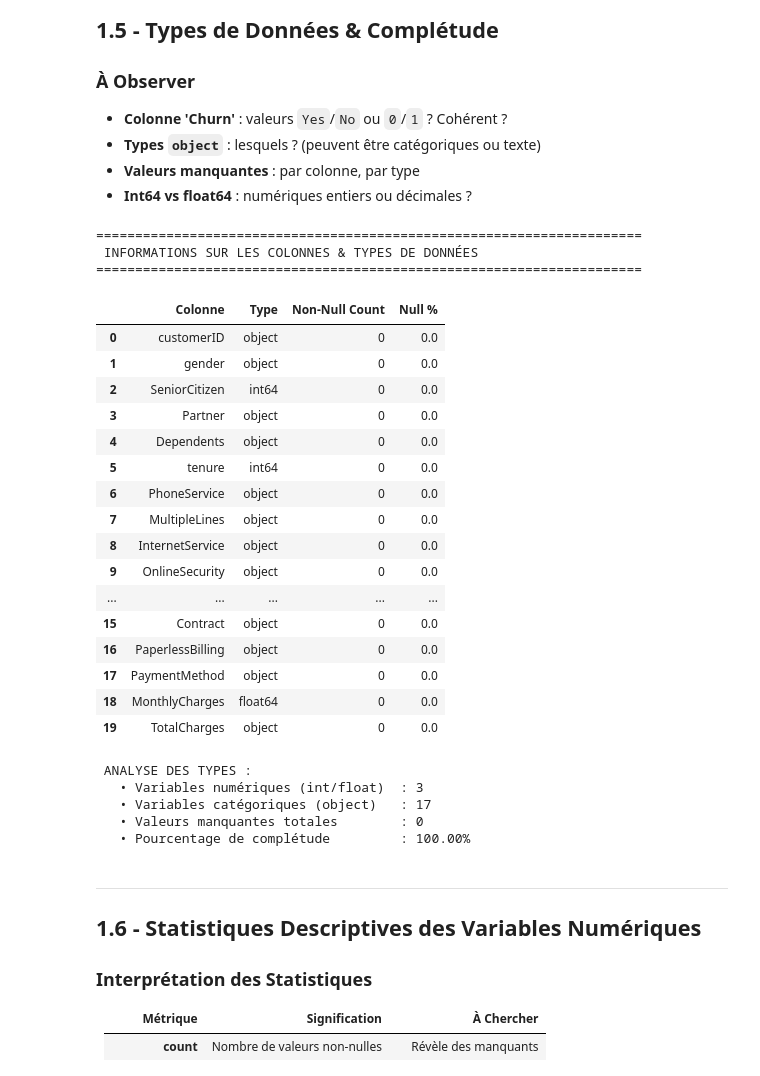
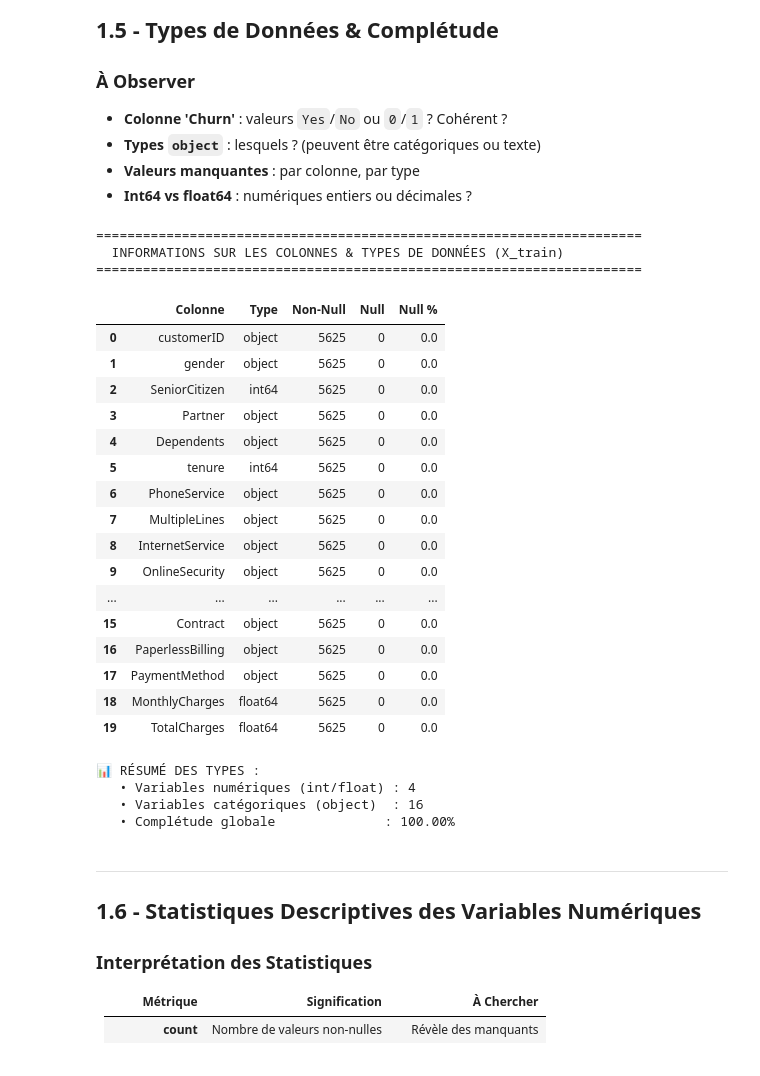
Before and after one commit to Dylan-Jbt/Scoring_de_churn_client, a Jupyter notebook: notebooks/01_exploration_des_donnees.ipynb, the cells around one changed output. Cells and saved outputs as stored; diff of their text form; code cells hidden in the pictures.

```diff
--- a/notebooks/01_exploration_des_donnees.ipynb
+++ b/notebooks/01_exploration_des_donnees.ipynb
@@ -328,53 +388,49 @@ print("\n" + "="*70)
 - **Valeurs manquantes** : par colonne, par type
 - **Int64 vs float64** : numériques entiers ou décimales ?
 # %%
-# Affichage détaillé des informations du dataframe (X_test) : types de données, nombre de valeurs non nulles, pourcentage de valeurs manquantes
-print("\n" + "="*70)
-print(" INFORMATIONS SUR LES COLONNES & TYPES DE DONNÉES")
-print("="*70 + "\n")
+# Types de données et complétude sur X_train
+print("\n" + "=" * 70)
+print("  INFORMATIONS SUR LES COLONNES & TYPES DE DONNÉES (X_train)")
+print("=" * 70 + "\n")
 
-# Créer un rapport personnalisé
-info_data = {
-    'Colonne': X_test.columns,
-    'Type': X_test.dtypes.values,
-    'Non-Null Count': X_test.isnull().sum().values,
-    'Null %': (X_test.isnull().sum().values / len(X_test) * 100).round(2)
-}
-
-info_df = pd.DataFrame(info_data)
+info_df = pd.DataFrame({
+    "Colonne": X_train.columns,
+    "Type": X_train.dtypes.values,
+    "Non-Null": X_train.notnull().sum().values,
+    "Null": X_train.isnull().sum().values,
+    "Null %": (X_train.isnull().sum().values / len(X_train) * 100).round(2)
+})
 display(info_df)
 
-print("\n ANALYSE DES TYPES :")
-print(f"   • Variables numériques (int/float)  : {X_test.select_dtypes(include=[np.number]).shape[1]}")
-print(f"   • Variables catégoriques (object)   : {X_test.select_dtypes(include=['object']).shape[1]}")
-print(f"   • Valeurs manquantes totales        : {X_test.isnull().sum().sum()}")
-print(f"   • Pourcentage de complétude         : {(1 - X_test.isnull().sum().sum() / (X_test.shape[0] * X_test.shape[1])) * 100:.2f}%")
+print("\n📊 RÉSUMÉ DES TYPES :")
+print(f"   • Variables numériques (int/float) : {X_train.select_dtypes(include=[np.number]).shape[1]}")
+print(f"   • Variables catégoriques (object)  : {X_train.select_dtypes(include=['object']).shape[1]}")
+print(f"   • Complétude globale              : {(1 - X_train.isnull().sum().sum() / (X_train.shape[0] * X_train.shape[1])) * 100:.2f}%")
 # %% [output]
 ======================================================================
- INFORMATIONS SUR LES COLONNES & TYPES DE DONNÉES
+  INFORMATIONS SUR LES COLONNES & TYPES DE DONNÉES (X_train)
 ======================================================================
-|  | Colonne | Type | Non-Null Count | Null % |
-| 0 | customerID | object | 0 | 0.0 |
-| 1 | gender | object | 0 | 0.0 |
-| 2 | SeniorCitizen | int64 | 0 | 0.0 |
-| 3 | Partner | object | 0 | 0.0 |
-| 4 | Dependents | object | 0 | 0.0 |
-| 5 | tenure | int64 | 0 | 0.0 |
-| 6 | PhoneService | object | 0 | 0.0 |
-| 7 | MultipleLines | object | 0 | 0.0 |
-| 8 | InternetService | object | 0 | 0.0 |
-| 9 | OnlineSecurity | object | 0 | 0.0 |
-| ... | ... | ... | ... | ... |
-| 15 | Contract | object | 0 | 0.0 |
-| 16 | PaperlessBilling | object | 0 | 0.0 |
-| 17 | PaymentMethod | object | 0 | 0.0 |
-| 18 | MonthlyCharges | float64 | 0 | 0.0 |
-| 19 | TotalCharges | object | 0 | 0.0 |
+|  | Colonne | Type | Non-Null | Null | Null % |
+| 0 | customerID | object | 5625 | 0 | 0.0 |
+| 1 | gender | object | 5625 | 0 | 0.0 |
+| 2 | SeniorCitizen | int64 | 5625 | 0 | 0.0 |
+| 3 | Partner | object | 5625 | 0 | 0.0 |
+| 4 | Dependents | object | 5625 | 0 | 0.0 |
+| 5 | tenure | int64 | 5625 | 0 | 0.0 |
+| 6 | PhoneService | object | 5625 | 0 | 0.0 |
+| 7 | MultipleLines | object | 5625 | 0 | 0.0 |
+| 8 | InternetService | object | 5625 | 0 | 0.0 |
+| 9 | OnlineSecurity | object | 5625 | 0 | 0.0 |
+| ... | ... | ... | ... | ... | ... |
+| 15 | Contract | object | 5625 | 0 | 0.0 |
+| 16 | PaperlessBilling | object | 5625 | 0 | 0.0 |
+| 17 | PaymentMethod | object | 5625 | 0 | 0.0 |
+| 18 | MonthlyCharges | float64 | 5625 | 0 | 0.0 |
+| 19 | TotalCharges | float64 | 5625 | 0 | 0.0 |
- ANALYSE DES TYPES :
-   • Variables numériques (int/float)  : 3
-   • Variables catégoriques (object)   : 17
-   • Valeurs manquantes totales        : 0
-   • Pourcentage de complétude         : 100.00%
+📊 RÉSUMÉ DES TYPES :
+   • Variables numériques (int/float) : 4
+   • Variables catégoriques (object)  : 16
+   • Complétude globale              : 100.00%
 # %% [markdown]
 ---
 
```
Also changed, not shown: parts of 41 cells of this notebook, 6 other files.
